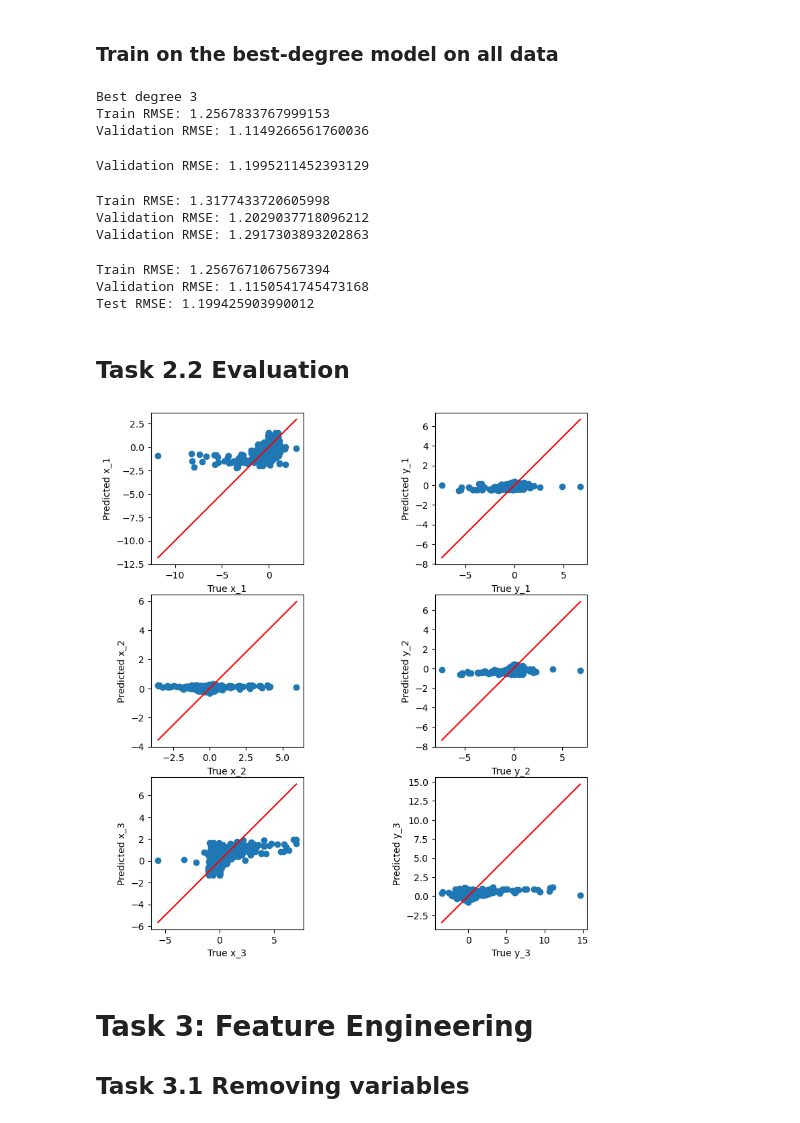
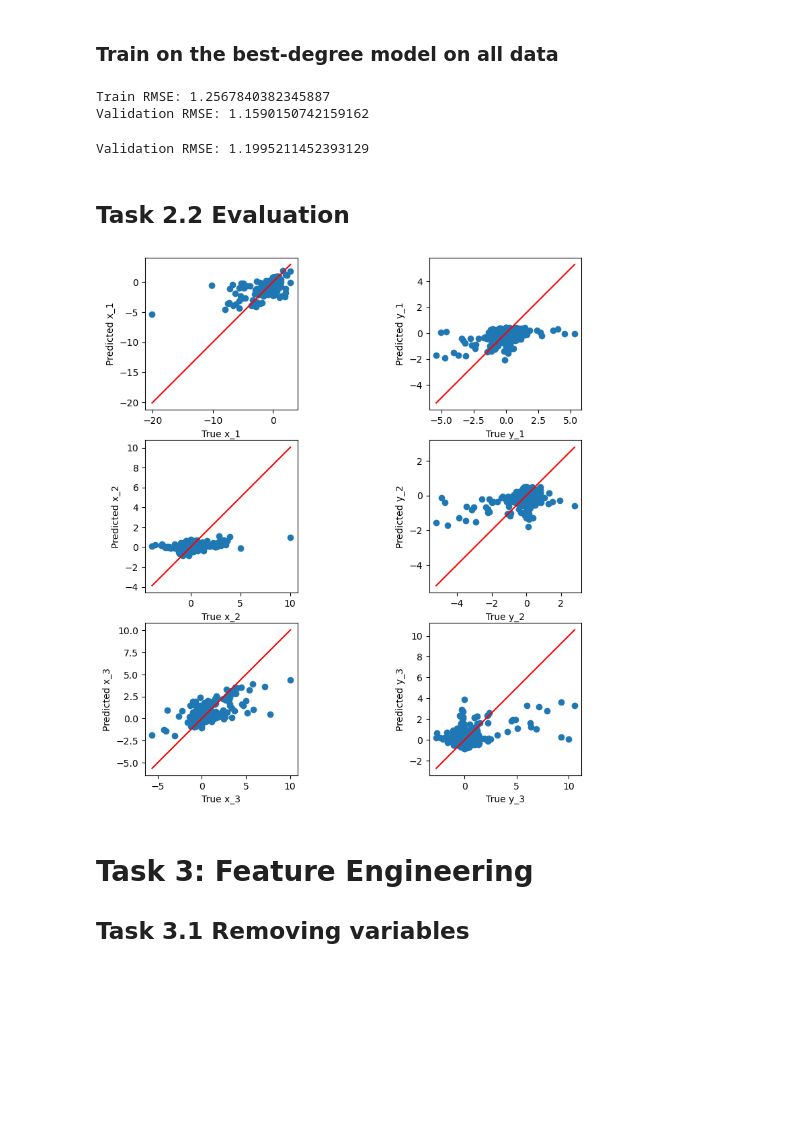
Before and after one commit to AgnJed/ML_the_3-body_problem, a Jupyter notebook: machine-learning-nova-1.ipynb, the cells around one changed output. Cells and saved outputs as stored; diff of their text form; code cells hidden in the pictures; blank space fills up the shorter version.

```diff
--- a/machine-learning-nova-1.ipynb
+++ b/machine-learning-nova-1.ipynb
@@ -501,12 +550,12 @@ plt.show()
 # %% [markdown]
 ### Train on the best-degree model on all data
 # %%
-best_degree_ever = max(set(best_degrees), key=best_degrees.count)
+#best_degree_ever = max(set(best_degrees_after_selection), key=best_degrees_after_selection.count)
 
-print("Best degree", best_degree_ever)
+#print("Best degree", best_degree_ever)
 
 pipe_best_degree= Pipeline(
-[       ('preprocessor', PolynomialFeatures(degree=best_degree_ever)),
+[       ('preprocessor', PolynomialFeatures(degree=3)),
         ('model', RidgeCV(alphas=np.logspace(-6, 6, 13)))
 ])
 
@@ -521,9 +570,8 @@ print("Train RMSE:", train_error)
 val_error = np.sqrt(mean_squared_error(output_validation, output_val_predict))
 print("Validation RMSE:", val_error)
 # %% [output]
-Best degree 3
-Train RMSE: 1.2567833767999153
-Validation RMSE: 1.1149266561760036
+Train RMSE: 1.2567840382345887
+Validation RMSE: 1.1590150742159162
 # %%
 #best_degree_ever = max(set(best_degrees), key=best_degrees.count)
 
@@ -550,70 +598,12 @@ test_error = np.sqrt(mean_squared_error(output_test, output_test_predict))
 print("Validation RMSE:", test_error)
 # %% [output]
 Validation RMSE: 1.1995211452393129
-# %%
-#best_degree_ever = max(set(best_degrees), key=best_degrees.count)
-
-#print("Best degree", best_degree_ever)
-
-pipe_best_degree= Pipeline(
-[       (
-        'preprocessor', PolynomialFeatures(degree=3)),
-        ('model', Lasso())
-])
-
-pipe_best_degree.fit(input_train, output_train)
-
-output_train_predict = pipe_best_degree.predict(input_train)
-output_val_predict = pipe_best_degree.predict(input_validation)
-output_test_predict = pipe_best_degree.predict(input_test)
-
-train_error = np.sqrt(mean_squared_error(output_train, output_train_predict))
-print("Train RMSE:", train_error)
-
-val_error = np.sqrt(mean_squared_error(output_validation, output_val_predict))
-print("Validation RMSE:", val_error)
-
-test_error = np.sqrt(mean_squared_error(output_test, output_test_predict))
-print("Test RMSE:", test_error)
-# %% [output]
-Train RMSE: 1.3177433720605998
-Validation RMSE: 1.2029037718096212
-Validation RMSE: 1.2917303893202863
-# %%
-#best_degree_ever = max(set(best_degrees), key=best_degrees.count)
-
-#print("Best degree", best_degree_ever)
-
-pipe_best_degree = Pipeline(steps=[
-    ('scaler', StandardScaler()),
-    ('preprocessor', PolynomialFeatures(degree=3, include_bias=False)),
-    ('estimator', RidgeCV(alphas=np.logspace(-6, 6, 13)))
-])
-
-pipe_best_degree.fit(input_train, output_train)
-
-output_train_predict = pipe_best_degree.predict(input_train)
-output_val_predict = pipe_best_degree.predict(input_validation)
-output_test_predict = pipe_best_degree.predict(input_test)
-
-train_error = np.sqrt(mean_squared_error(output_train, output_train_predict))
-print("Train RMSE:", train_error)
-
-val_error = np.sqrt(mean_squared_error(output_validation, output_val_predict))
-print("Validation RMSE:", val_error)
-
-test_error = np.sqrt(mean_squared_error(output_test, output_test_predict))
-print("Test RMSE:", test_error)
-# %% [output]
-Train RMSE: 1.2567671067567394
-Validation RMSE: 1.1150541745473168
-Test RMSE: 1.199425903990012
 # %% [markdown]
 ## Task 2.2 Evaluation
 # %%
-plot_y_yhat(output_validation.to_numpy(), pd.DataFrame(output_val_predict).to_numpy())
+plot_y_yhat(output_validation.to_numpy(), pd.DataFrame(output_val_predict).to_numpy(), "2_2")
 # %% [output]
-[figure, old version]
+[figure, new version]
 # %% [markdown]
 # Task 3: Feature Engineering
 ## Task 3.1 Removing variables
```
Also changed, not shown: parts of 31 cells of this notebook.
